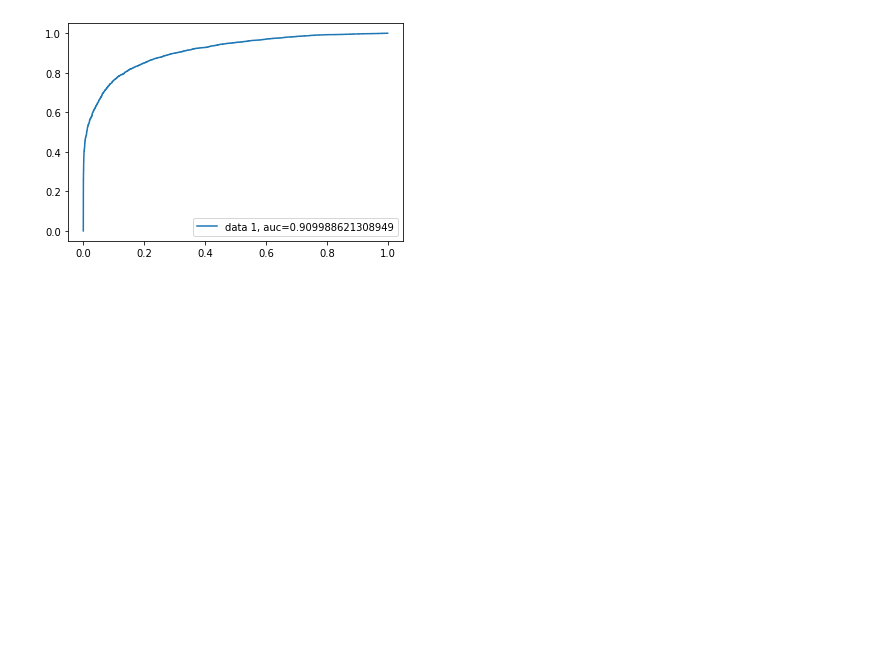
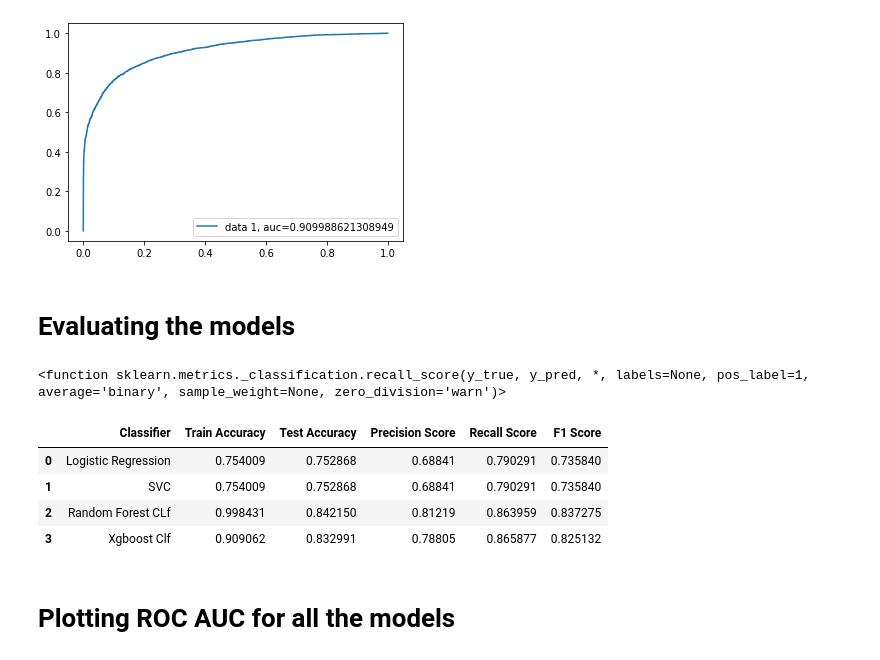
Before and after one commit to kishorpatil03/Credit-Card-Default-Prediction---ML-Supervised-Classification, a Jupyter notebook: Credit_Card_Default_Prediction_ML_Supervised_Classification.ipynb, the cells around one changed output. Saved outputs shown, nothing was run; the diff lists cells and outputs as text; code cells hidden in the pictures; blank space fills up the shorter version.

```diff
--- a/Credit_Card_Default_Prediction_ML_Supervised_Classification.ipynb
+++ b/Credit_Card_Default_Prediction_ML_Supervised_Classification.ipynb
@@ -1192,3 +1200,26 @@ plt.legend(loc=4)
 plt.show()
 # %% [output]
 [figure]
+# %% [markdown]
+# **Evaluating the models**
+# %%
+recall_score
+# %% [output]
+<function sklearn.metrics._classification.recall_score(y_true, y_pred, *, labels=None, pos_label=1, average='binary', sample_weight=None, zero_division='warn')>
+# %%
+classifiers = ['Logistic Regression', 'SVC', 'Random Forest CLf', 'Xgboost Clf']
+train_accuracy = [train_accuracy_lr, train_accuracy_SVC, train_accuracy_rf, train_accuracy_xgb_tuned]
+test_accuracy = [test_accuracy_lr, test_accuracy_SVC, test_accuracy_rf, test_accuracy_xgb_tuned]
+precision_score = [test_precision_score_lr, test_precision_score_SVC, test_precision_score_rf, test_precision_xgb_tuned]
+recall_score = [test_recall_score_lr, test_recall_score_SVC, test_recall_score_rf, test_recall_score_xgb_tuned]
+f1_score = [test_f1_score_lr, test_f1_score_SVC, test_f1_score_rf, test_f1_score_xgb_tuned]
+# %%
+pd.DataFrame({'Classifier':classifiers, 'Train Accuracy': train_accuracy, 'Test Accuracy': test_accuracy, 'Precision Score': precision_score, 'Recall Score': recall_score, 'F1 Score': f1_score })
+# %% [output]
+|  | Classifier | Train Accuracy | Test Accuracy | Precision Score | Recall Score | F1 Score |
+| 0 | Logistic Regression | 0.754009 | 0.752868 | 0.68841 | 0.790291 | 0.735840 |
+| 1 | SVC | 0.754009 | 0.752868 | 0.68841 | 0.790291 | 0.735840 |
+| 2 | Random Forest CLf | 0.998431 | 0.842150 | 0.81219 | 0.863959 | 0.837275 |
+| 3 | Xgboost Clf | 0.909062 | 0.832991 | 0.78805 | 0.865877 | 0.825132 |
+# %% [markdown]
+# **Plotting ROC AUC for all the models**
```
Also changed, not shown: parts of 16 cells of this notebook.
